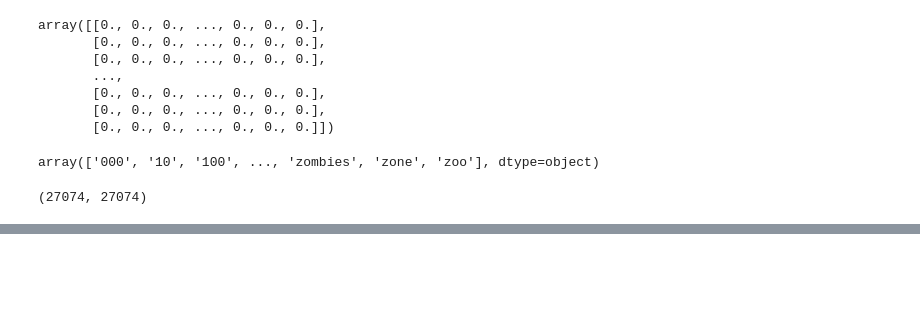
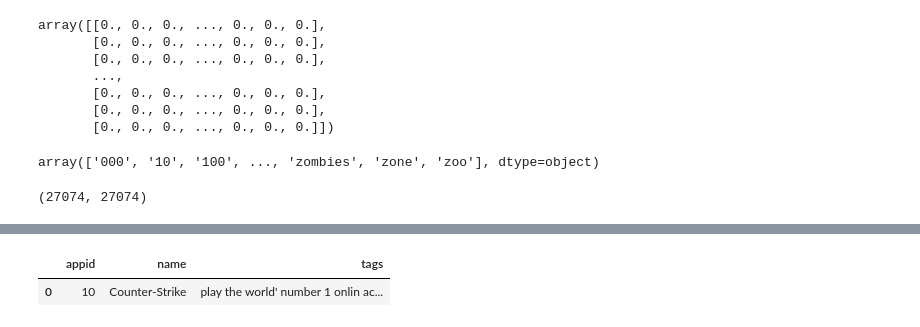
Before and after one commit to Tarun2733/game-recommendation-system, a Jupyter notebook: gameModel.ipynb, the cells around one changed output, grey strips where cells are left out. Drawn from its saved outputs; the diff is of its cells as text; code cells hidden in the pictures; blank space fills up the shorter version.

```diff
--- a/gameModel.ipynb
+++ b/gameModel.ipynb
@@ -286,0 +313,5 @@ recommend('Counter-Strike')
+# %%
+df.head(1)
+# %% [output]
+|  | appid | name | tags |
+| 0 | 10 | Counter-Strike | play the world' number 1 onlin ac... |
```
Also changed, not shown: parts of 4 cells of this notebook.
